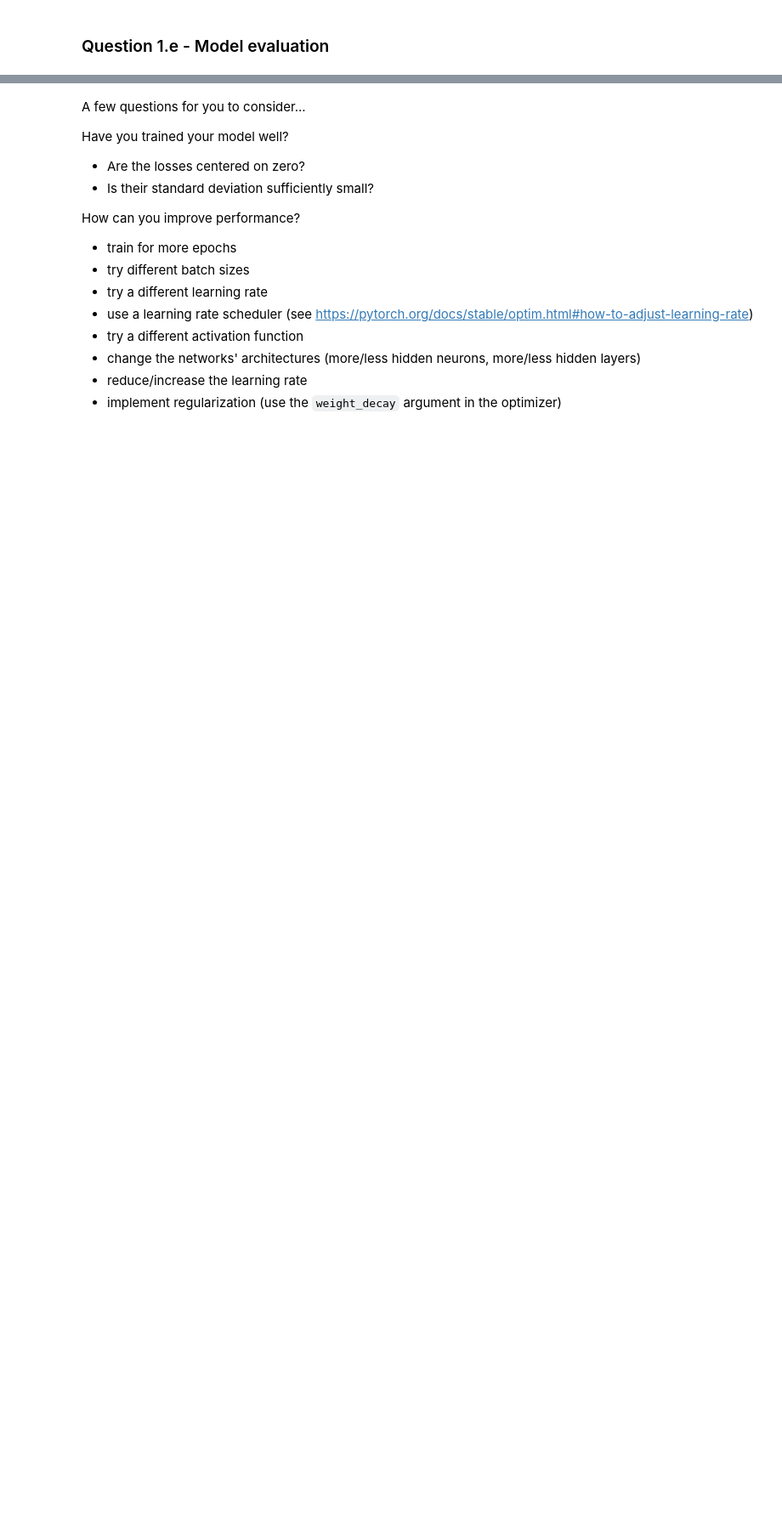
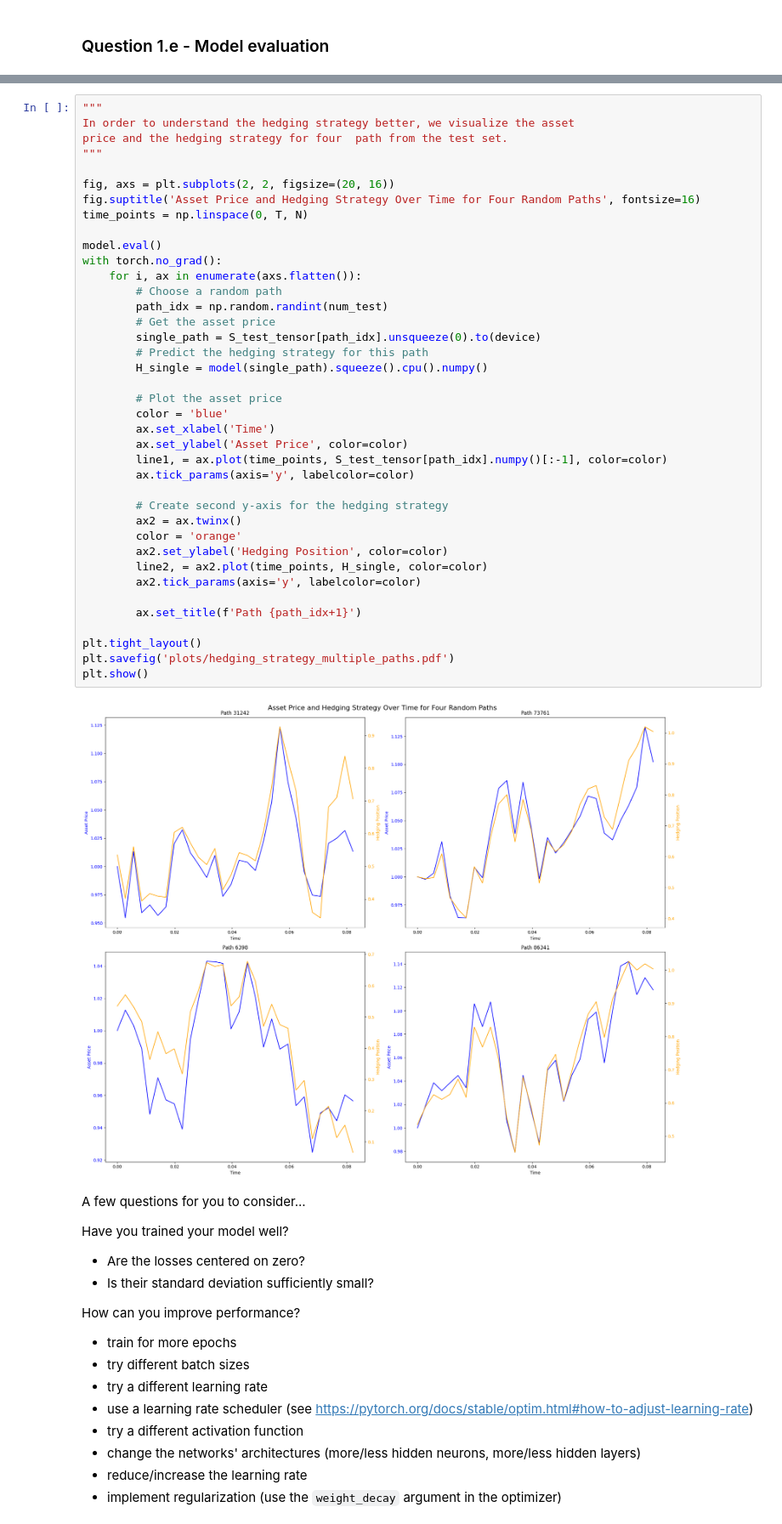
Before and after one commit to RamonKaspar/ML-in-Finance-and-Insurance, a Jupyter notebook: 03_Deep-Hedging/main.ipynb, the cells around one changed output, grey strips where cells are left out. Shown at 85% size. Drawn from its saved outputs; the diff is of its cells as text; blank space fills up the shorter version.

```diff
--- a/03_Deep-Hedging/main.ipynb
+++ b/03_Deep-Hedging/main.ipynb
@@ -304,3 +302,44 @@ Relative Standard Deviation (compared to option price): 0.161166
+# %%
+"""
+In order to understand the hedging strategy better, we visualize the asset
+price and the hedging strategy for four  path from the test set.
+"""
+
+fig, axs = plt.subplots(2, 2, figsize=(20, 16))
+fig.suptitle('Asset Price and Hedging Strategy Over Time for Four Random Paths', fontsize=16)
+time_points = np.linspace(0, T, N)
+
+model.eval()
+with torch.no_grad():
+    for i, ax in enumerate(axs.flatten()):
+        # Choose a random path
+        path_idx = np.random.randint(num_test)
+        # Get the asset price
+        single_path = S_test_tensor[path_idx].unsqueeze(0).to(device)
+        # Predict the hedging strategy for this path
+        H_single = model(single_path).squeeze().cpu().numpy()
+
+        # Plot the asset price
+        color = 'blue'
+        ax.set_xlabel('Time')
+        ax.set_ylabel('Asset Price', color=color)
+        line1, = ax.plot(time_points, S_test_tensor[path_idx].numpy()[:-1], color=color)
+        ax.tick_params(axis='y', labelcolor=color)
+
+        # Create second y-axis for the hedging strategy
+        ax2 = ax.twinx()
+        color = 'orange'
+        ax2.set_ylabel('Hedging Position', color=color)
+        line2, = ax2.plot(time_points, H_single, color=color)
+        ax2.tick_params(axis='y', labelcolor=color)
+
+        ax.set_title(f'Path {path_idx+1}')
+
+plt.tight_layout()
+plt.savefig('plots/hedging_strategy_multiple_paths.pdf')
+plt.show()
+# %% [output]
+[figure, added]
 # %% [markdown]
 A few questions for you to consider...
 
```
Also changed, not shown: parts of 7 cells of this notebook, 3 other files.
